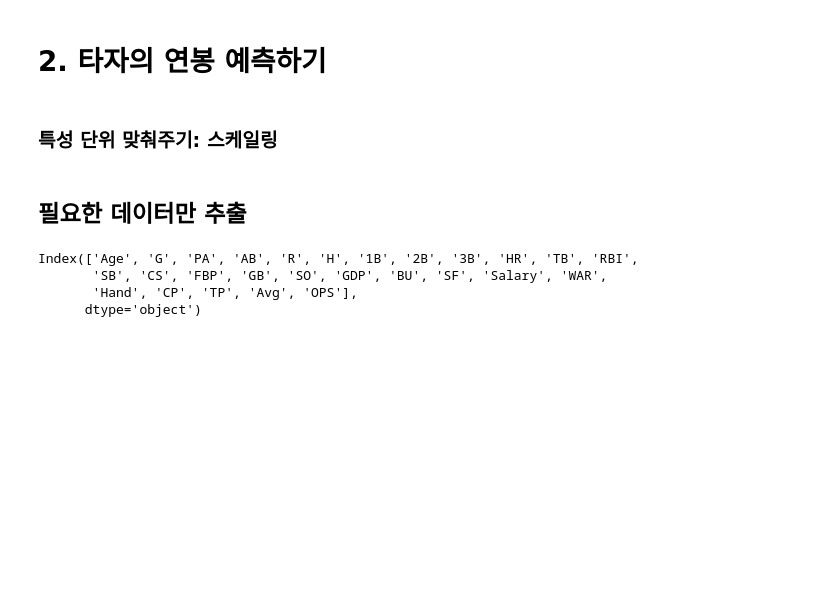
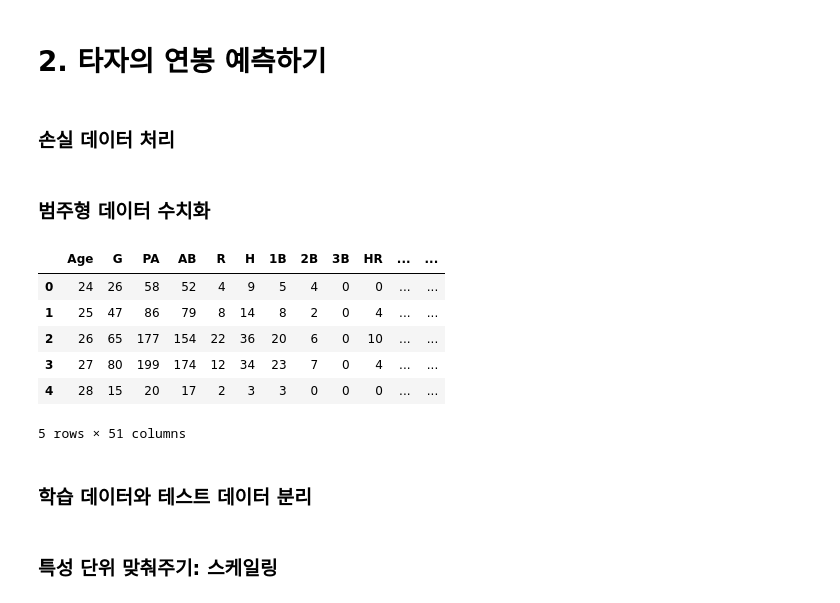
Before and after one commit to ch-4ml/machine-learning-study, a Jupyter notebook: tensorflow/practice/KBO 타자 연봉 예측.ipynb, the cells around one changed output. Drawn from its saved outputs; the diff is of its cells as text; code cells hidden in the pictures; blank space fills up the shorter version.

```diff
--- a/tensorflow/practice/KBO 타자 연봉 예측.ipynb
+++ b/tensorflow/practice/KBO 타자 연봉 예측.ipynb
@@ -90,7 +90,8 @@ batter.boxplot(column=['Salary'])
 # %% [markdown]
 ### 회귀 분석에 사용할 특성
 # %%
-batter_features_df = batter.drop(['Batter_Name', 'Year_Born', 'P_Year', 'YAB', 'YOPS'], axis=1)
+# 필요 없는 데이터 제거
+batter_df = batter.drop(['Batter_Name', 'Year_Born', 'P_Year', 'YAB', 'YOPS'], axis=1)
 # %%
 def plot_hist_each_column(df):
     plt.rcParams['figure.figsize'] = [25, 30]
@@ -110,3 +111,24 @@ plot_hist_each_column(batter_features_df)
 -----
 # %% [markdown]
 # 2. 타자의 연봉 예측하기
+# %% [markdown]
+### 손실 데이터 처리
+# %%
+# 데이터의 특성 상 빈 셀을 0으로 채우는 것이 가장 적합
+batter_df = batter_df.fillna(0)
+# %% [markdown]
+### 범주형 데이터 수치화
+# %%
+# 범주형 데이터(Hand, CP, TP)를 one-hot encoding으로 변환
+batter_df = pd.get_dummies(batter_df)
+batter_df.head(5)
+# %% [output]
+|  | Age | G | PA | AB | R | H | 1B | 2B | 3B | HR | ... | ... |
+| 0 | 24 | 26 | 58 | 52 | 4 | 9 | 5 | 4 | 0 | 0 | ... | ... |
+| 1 | 25 | 47 | 86 | 79 | 8 | 14 | 8 | 2 | 0 | 4 | ... | ... |
+| 2 | 26 | 65 | 177 | 154 | 22 | 36 | 20 | 6 | 0 | 10 | ... | ... |
+| 3 | 27 | 80 | 199 | 174 | 12 | 34 | 23 | 7 | 0 | 4 | ... | ... |
+| 4 | 28 | 15 | 20 | 17 | 2 | 3 | 3 | 0 | 0 | 0 | ... | ... |
+5 rows × 51 columns
+# %% [markdown]
+### 학습 데이터와 테스트 데이터 분리
@@ -113,12 +143,2 @@ plot_hist_each_column(batter_features_df)
 # %% [markdown]
 ### 특성 단위 맞춰주기: 스케일링
-# %% [markdown]
-## 필요한 데이터만 추출
-# %%
-data = data.drop(['Batter_Name', 'Year_Born', 'P_Year', 'YAB', 'YOPS'], axis=1)
-data.columns
-# %% [output]
-Index(['Age', 'G', 'PA', 'AB', 'R', 'H', '1B', '2B', '3B', 'HR', 'TB', 'RBI',
-       'SB', 'CS', 'FBP', 'GB', 'SO', 'GDP', 'BU', 'SF', 'Salary', 'WAR',
-       'Hand', 'CP', 'TP', 'Avg', 'OPS'],
-      dtype='object')
```
Also changed, not shown: parts of 64 cells of this notebook, 5 other files.
